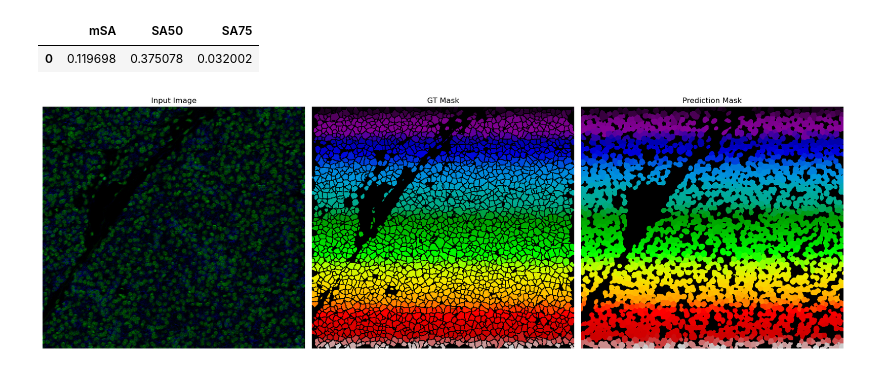
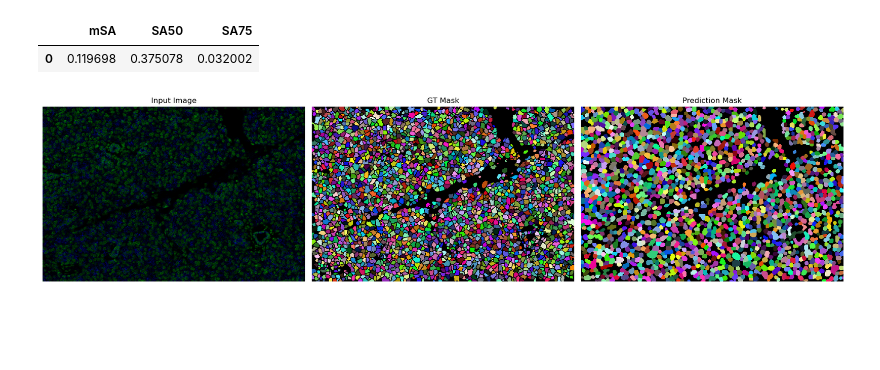
Before and after one commit to yuxi120407/GenCELLAgent, a Jupyter notebook: Scenario_Model_selection/model_selection_IMC.ipynb, the cells around one changed output. Saved outputs shown, nothing was run; the diff lists cells and outputs as text; code cells hidden in the pictures; blank space fills up the shorter version.

```diff
--- a/Scenario_Model_selection/model_selection_IMC.ipynb
+++ b/Scenario_Model_selection/model_selection_IMC.ipynb
@@ -331,38 +339,69 @@ results
 # %%
 import tifffile as tiff
 import matplotlib.pyplot as plt
 import numpy as np
-from skimage.segmentation import find_boundaries
+from matplotlib.colors import ListedColormap
 
-# Paths
-pred_path = "/home/idies/workspace/Temporary/xyu1/scratch/Damond_IMC_test/Ours_all/predictions/P05_a0_full.tif"
-gt_path = "/home/idies/workspace/Storage/xyu1/persistent/ImcSegmentationPipeline/data/Damond_2019_Pancreas/Images/Damond/test_6089/masks/whole_cell/P05_a0_full_mask.tif"
-input_path = "/home/idies/workspace/Storage/xyu1/persistent/ImcSegmentationPipeline/data/Damond_2019_Pancreas/Images/Damond/test_6089/images/whole_cell/P05_a0_full.tif"
+# -------------------------------------------------------
+# 1. Paths
+# -------------------------------------------------------
+pred_path = "/home/idies/workspace/Temporary/xyu1/scratch/Damond_IMC_test/Ours_all/predictions/P39_a0_full.tif"
+gt_path   = "/home/idies/workspace/Storage/xyu1/persistent/ImcSegmentationPipeline/data/Damond_2019_Pancreas/Images/Damond/test_6089/masks/whole_cell/P39_a0_full_mask.tif"
+input_path= "/home/idies/workspace/Storage/xyu1/persistent/ImcSegmentationPipeline/data/Damond_2019_Pancreas/Images/Damond/test_6089/images/whole_cell/P39_a0_full.tif"
 
-# Load images
-input_img = tiff.imread(input_path)          # RGB composite for cellpose
+# -------------------------------------------------------
+# 2. Load images
+# -------------------------------------------------------
+input_img = tiff.imread(input_path)
 gt_mask   = tiff.imread(gt_path)
 pred_mask = tiff.imread(pred_path)
 
-# Plot
+# -------------------------------------------------------
+# 3. Build per-image consistent color map
+# -------------------------------------------------------
+
+# Collect labels only for this image
+labels = sorted(set(np.unique(gt_mask)) | set(np.unique(pred_mask)))
+num_classes = len(labels)
+
+# Map original labels to 0..N-1
+label_to_index = {lab: i for i, lab in enumerate(labels)}
+
+# Random colors (stable)
+rng = np.random.default_rng(seed=123)
+colors = rng.random((num_classes, 3))
+
+# Force background = black
+if 0 in label_to_index:
+    colors[label_to_index[0]] = [0, 0, 0]
+
+cmap = ListedColormap(colors)
+
+# Remap masks
+gt_remap   = np.vectorize(label_to_index.get)(gt_mask)
+pred_remap = np.vectorize(label_to_index.get)(pred_mask)
+
+# -------------------------------------------------------
+# 4. Plot
+# -------------------------------------------------------
 plt.figure(figsize=(18,6))
 
 plt.subplot(1,3,1)
 plt.imshow(input_img)
 plt.title("Input Image")
 plt.axis("off")
 
 plt.subplot(1,3,2)
-plt.imshow(gt_mask, cmap='nipy_spectral')
+plt.imshow(gt_remap, cmap=cmap, interpolation="nearest")
 plt.title("GT Mask")
 plt.axis("off")
 
 plt.subplot(1,3,3)
-plt.imshow(pred_mask, cmap='nipy_spectral')
+plt.imshow(pred_remap, cmap=cmap, interpolation="nearest")
 plt.title("Prediction Mask")
 plt.axis("off")
 
 plt.tight_layout()
 plt.show()
 # %% [output]
-[figure, old version]
+[figure, new version]
```
Also changed, not shown: parts of 4 cells of this notebook.
